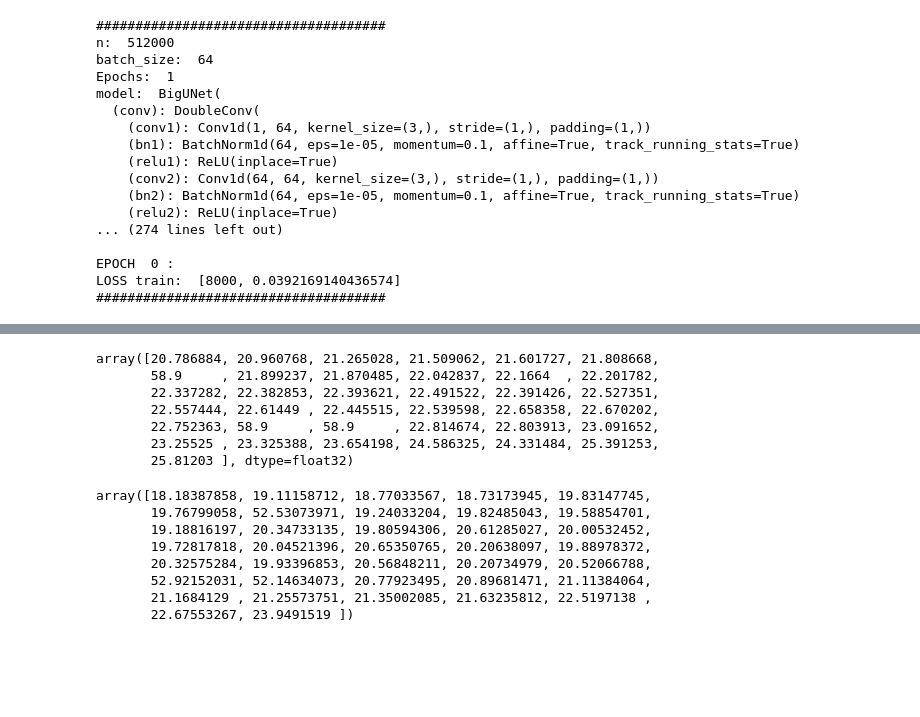
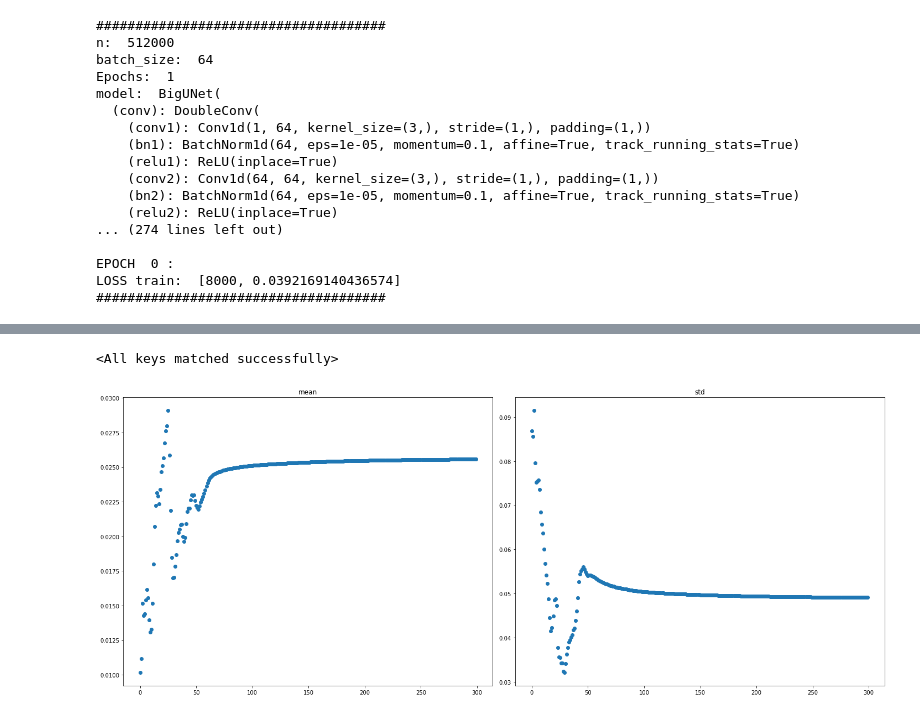
Before and after one commit to smoffe1604/BSc, a Jupyter notebook: main.ipynb, the cells around one changed output, grey strips where cells are left out. Cells and saved outputs as stored; diff of their text form; code cells hidden in the pictures; blank space fills up the shorter version.

```diff
--- a/main.ipynb
+++ b/main.ipynb
@@ -395,17 +409,3 @@ model:  BigUNet(
 EPOCH  0 :
 LOSS train:  [8000, 0.0392169140436574]
 #####################################
-# %%
-#train one model
-n = 128000
-batch_size = 64
-epochs = 1
-model = modelList[1]
-running_loss_arr = train_model(model, n = n, batch_size = batch_size, EPOCHS = epochs)
-torch.save(model.state_dict(), 'output/model_param.pt')
-df_loss = pd.DataFrame({"time": running_loss_arr.reshape(-1, 2).transpose()[0], "loss": running_loss_arr.reshape(-1, 2).transpose()[1]})
-df_loss.to_csv('losses.csv', index = False)
-# %%
-model = BigUNet().double().to(device)
-model.load_state_dict(torch.load('output/model_param_model_big.pt'))
-model.eval()
@@ -442,7 +414,11 @@ print(np.std(np.random.multivariate_normal(mu, sigma)))
 # %%
-def denoise(X, T = 100):
+def denoise(model, X, T = 300):
     X = torch.tensor(X).unsqueeze(0).unsqueeze(0).to(device)
+    mean_arr = []
+    var_arr = []
     for _ in range(T):
         X_noise = model(X)
         X = X - X_noise
+        mean_arr.append(np.mean(X_noise.cpu().detach().squeeze().numpy()))
+        var_arr.append(np.std(X_noise.cpu().detach().squeeze().numpy()))
     return X
@@ -551,21 +425,22 @@ plt.show()
-# %%
-X[0]
-# %% [output]
-array([20.786884, 20.960768, 21.265028, 21.509062, 21.601727, 21.808668,
-       58.9     , 21.899237, 21.870485, 22.042837, 22.1664  , 22.201782,
-       22.337282, 22.382853, 22.393621, 22.491522, 22.391426, 22.527351,
-       22.557444, 22.61449 , 22.445515, 22.539598, 22.658358, 22.670202,
-       22.752363, 58.9     , 58.9     , 22.814674, 22.803913, 23.091652,
-       23.25525 , 23.325388, 23.654198, 24.586325, 24.331484, 25.391253,
-       25.81203 ], dtype=float32)
-# %%
-X0
-# %% [output]
-array([18.18387858, 19.11158712, 18.77033567, 18.73173945, 19.83147745,
-       19.76799058, 52.53073971, 19.24033204, 19.82485043, 19.58854701,
-       19.18816197, 20.34733135, 19.80594306, 20.61285027, 20.00532452,
-       19.72817818, 20.04521396, 20.65350765, 20.20638097, 19.88978372,
-       20.32575284, 19.93396853, 20.56848211, 20.20734979, 20.52066788,
-       52.92152031, 52.14634073, 20.77923495, 20.89681471, 21.11384064,
-       21.1684129 , 21.25573751, 21.35002085, 21.63235812, 22.5197138 ,
-       22.67553267, 23.9491519 ])
+# %%
+model_bigEpoch = BigUNet().double()
+model_bigEpoch.load_state_dict(torch.load('../runs/model_param_model_big30epochs.pt', map_location = torch.device('cpu')))
+# %% [output]
+<All keys matched successfully>
+# %%
+X_T = np.random.multivariate_normal(np.zeros(31), np.identity(31))
+a, b = denoise(model_bigEpoch, X_T)
+
+plt.figure(figsize= (20, 8))
+
+plt.subplot(1, 2, 1)
+plt.title("mean")
+plt.scatter(np.arange(300), a)
+
+plt.subplot(1, 2, 2)
+plt.title("std")
+plt.scatter(np.arange(300), b)
+plt.tight_layout()
+plt.show()
+# %% [output]
+[figure, added]
```
Also changed, not shown: parts of 21 cells of this notebook, 3 other files.
